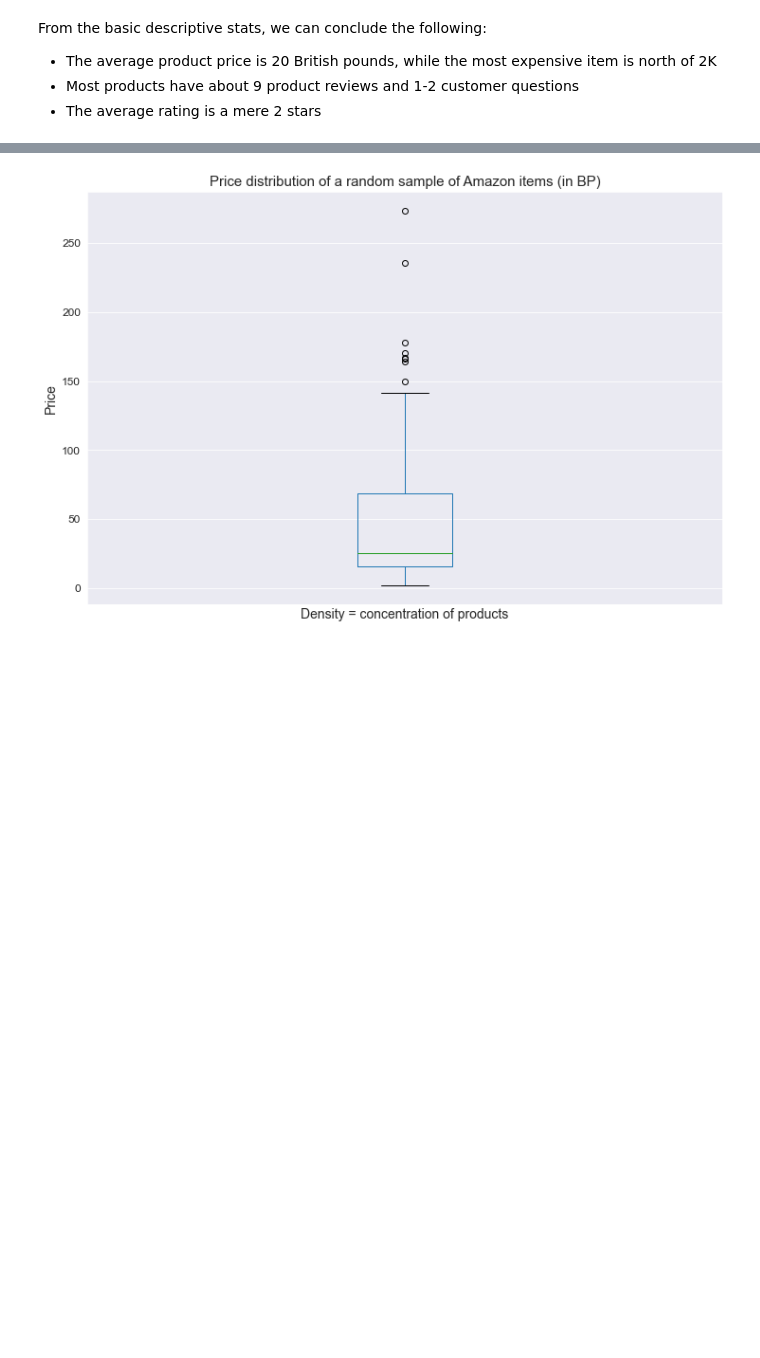
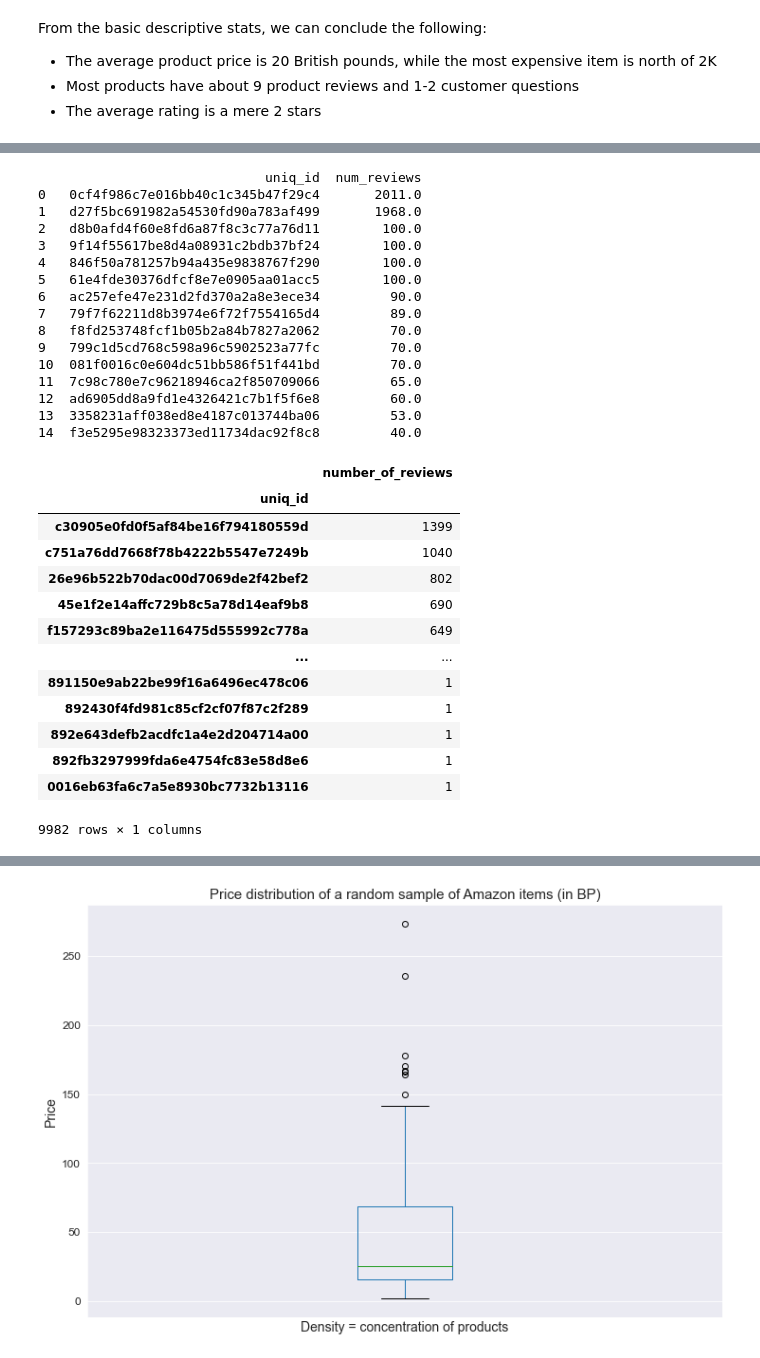
Before and after one commit to cotica/capstone, a Jupyter notebook: code/Amazon-order-history-EDA.ipynb, the cells around one changed output, grey strips where cells are left out. Drawn from its saved outputs; the diff is of its cells as text; code cells hidden in the pictures; blank space fills up the shorter version.

```diff
--- a/code/Amazon-order-history-EDA.ipynb
+++ b/code/Amazon-order-history-EDA.ipynb
@@ -284,0 +321,73 @@ From the basic descriptive stats, we can conclude the following:
+# %%
+#groupby product ID to reveal number of verbal reviews per product ID
+#use uniq_id, customer_reviews
+
+#first get count of distinct user IDs
+
+#let's use some SQL, baby
+#docstring: https://pypi.org/project/pandasql/
+
+#from Gwen:
+#For customer_reviews column:
+#-strip /s, \r and \n s, digits, punctuation (in that order), maybe also months since they're easy
+
+
+from pandasql import sqldf
+pysqldf = lambda q: sqldf(q, globals())
+
+def pysqldf(q):
+    #add this to your script if you get tired of calling locals()
+    return sqldf(q, globals())
+
+df = ecom
+
+
+#try to group reviews by product ID
+#may not need
+
+q = """
+    SELECT DISTINCT uniq_id, SUM(customer_reviews) AS num_reviews
+    -- count gets number obs., sum is what we actually want
+           FROM df
+           GROUP BY uniq_id
+           ORDER BY num_reviews DESC
+
+"""
+
+print(pysqldf(q).head(15))
+
+#compare to
+pd.DataFrame(
+    ecom.groupby('uniq_id').sum(
+    )['number_of_reviews'].sort_values(ascending=False))
+# %% [output]
+                             uniq_id  num_reviews
+0   0cf4f986c7e016bb40c1c345b47f29c4       2011.0
+1   d27f5bc691982a54530fd90a783af499       1968.0
+2   d8b0afd4f60e8fd6a87f8c3c77a76d11        100.0
+3   9f14f55617be8d4a08931c2bdb37bf24        100.0
+4   846f50a781257b94a435e9838767f290        100.0
+5   61e4fde30376dfcf8e7e0905aa01acc5        100.0
+6   ac257efe47e231d2fd370a2a8e3ece34         90.0
+7   79f7f62211d8b3974e6f72f7554165d4         89.0
+8   f8fd253748fcf1b05b2a84b7827a2062         70.0
+9   799c1d5cd768c598a96c5902523a77fc         70.0
+10  081f0016c0e604dc51bb586f51f441bd         70.0
+11  7c98c780e7c96218946ca2f850709066         65.0
+12  ad6905dd8a9fd1e4326421c7b1f5f6e8         60.0
+13  3358231aff038ed8e4187c013744ba06         53.0
+14  f3e5295e98323373ed11734dac92f8c8         40.0
+|  | number_of_reviews |
+| uniq_id |  |
+| c30905e0fd0f5af84be16f794180559d | 1399 |
+| c751a76dd7668f78b4222b5547e7249b | 1040 |
+| 26e96b522b70dac00d7069de2f42bef2 | 802 |
+| 45e1f2e14affc729b8c5a78d14eaf9b8 | 690 |
+| f157293c89ba2e116475d555992c778a | 649 |
+| ... | ... |
+| 891150e9ab22be99f16a6496ec478c06 | 1 |
+| 892430f4fd981c85cf2cf07f87c2f289 | 1 |
+| 892e643defb2acdfc1a4e2d204714a00 | 1 |
+| 892fb3297999fda6e4754fc83e58d8e6 | 1 |
+| 0016eb63fa6c7a5e8930bc7732b13116 | 1 |
+9982 rows × 1 columns
```
Also changed, not shown: parts of 29 cells of this notebook.
